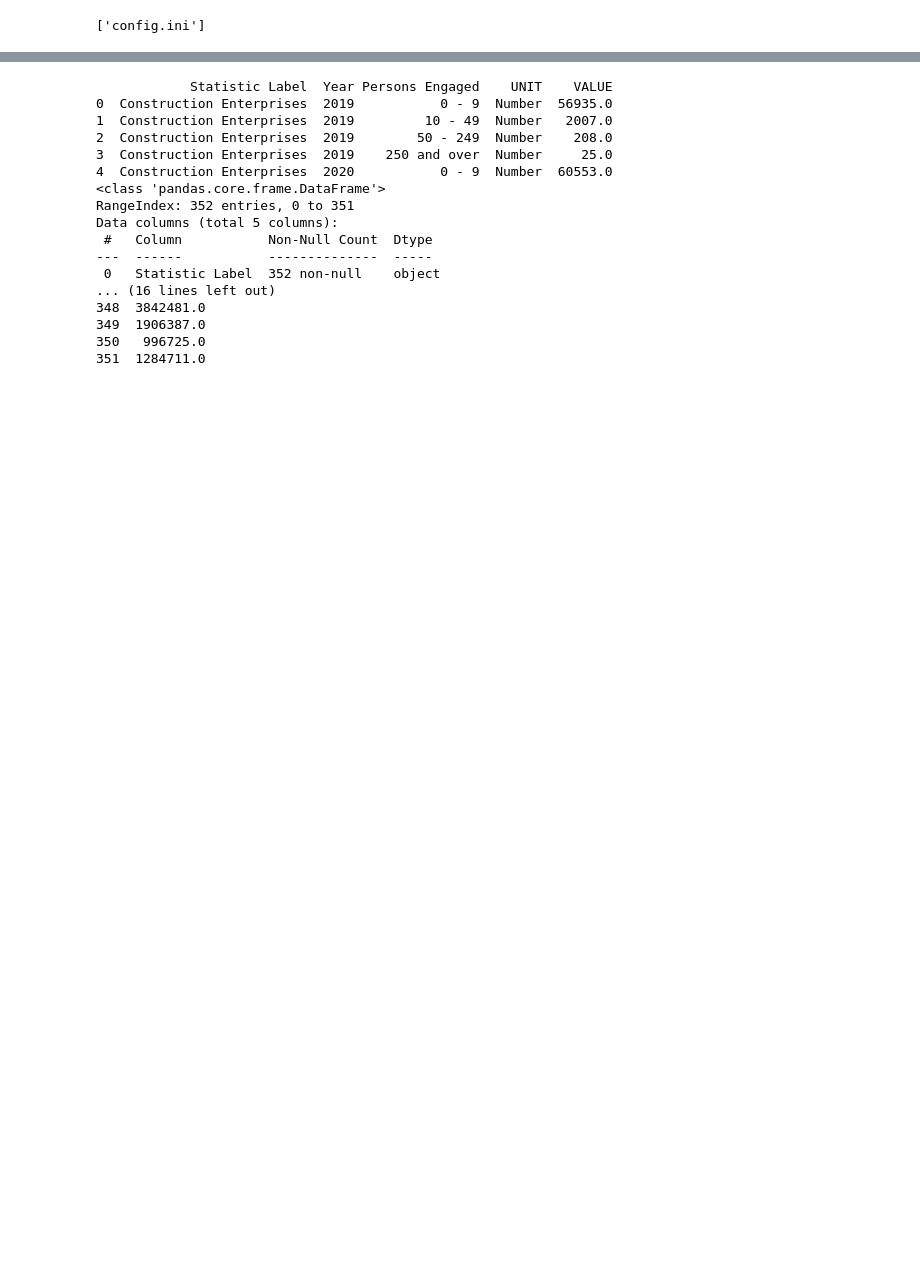
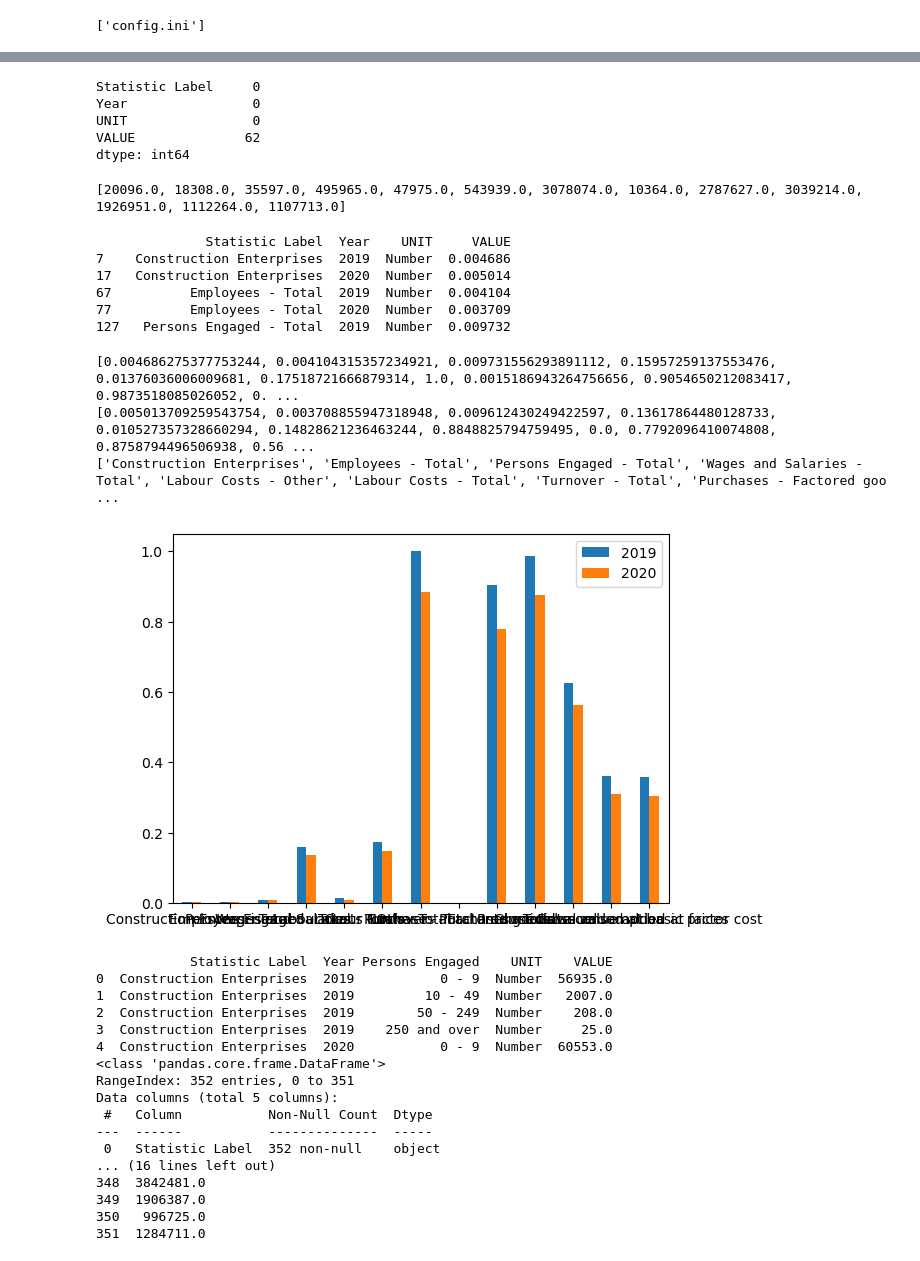
Before and after one commit to sbs23100/MScDataAnalyticsCA2, a Jupyter notebook: irishConstructionData.ipynb, the cells around one changed output, grey strips where cells are left out. Cells and saved outputs as stored; diff of their text form; code cells hidden in the pictures; blank space fills up the shorter version.

Commit message:
Prior to getting data from eurodata

```diff
--- a/irishConstructionData.ipynb
+++ b/irishConstructionData.ipynb
@@ -50,0 +86,6 @@ None
+# %%
+#drop all rows where 'Nace Rev 2 Activity' not equal to 'Building completion and finishing (433)'
+df = df[df['Nace Rev 2 Activity'] == 'Building completion and finishing (433)']
+# %%
+#drop column 'Construction of residential and non-residential buildings (412)'
+df = df.drop(columns=['Nace Rev 2 Activity'])
@@ -50,0 +96,12 @@ None
+# %%
+#check for null values
+print(df.isnull().sum())
+# %% [output]
+Statistic Label     0
+Year                0
+UNIT                0
+VALUE              62
+dtype: int64
+# %%
+#drop rowns with null values
+df = df.dropna()
@@ -51,3 +110,43 @@ None
+# %%
+#print list of VALUE where Year = 2019
+print(df.loc[df['Year'] == 2019, 'VALUE'].to_list())
+# %% [output]
+[20096.0, 18308.0, 35597.0, 495965.0, 47975.0, 543939.0, 3078074.0, 10364.0, 2787627.0, 3039214.0, 1926951.0, 1112264.0, 1107713.0]
+# %%
+#normalize data in VALUE column
+from sklearn.preprocessing import MinMaxScaler
+scaler = MinMaxScaler()
+df['VALUE'] = scaler.fit_transform(df[['VALUE']])
+print(df.head(5))
+# %% [output]
+              Statistic Label  Year    UNIT     VALUE
+7    Construction Enterprises  2019  Number  0.004686
+17   Construction Enterprises  2020  Number  0.005014
+67          Employees - Total  2019  Number  0.004104
+77          Employees - Total  2020  Number  0.003709
+127   Persons Engaged - Total  2019  Number  0.009732
+# %%
+#plot a bar plot for each 'Statistic Label' 'VALUE' comparing 2019 and 2020
+#reference: https://stackoverflow.com/questions/33458566/how-to-plot-a-bar-chart-using-matplotlib-using-a-dictionary
+# list of values for each label for 2019 where UNIT = Number
+
+nineteen = df.loc[df['Year'] == 2019, 'VALUE'].to_list()
+twenty = df.loc[df['Year'] == 2020, 'VALUE'].to_list()
+index_ = df.loc[df['Year'] == 2019, 'Statistic Label'].to_list()
+# list of values for each label for 2020
+print(nineteen)
+print(twenty)
+print(index_)
+import matplotlib.pyplot as plt
+import numpy as np
+df = pd.DataFrame({'2019': nineteen, '2020': twenty}, index=index_)
+ax = df.plot.bar(rot=0)
+plt.show()
+# %% [output]
+[0.004686275377753244, 0.004104315357234921, 0.009731556293891112, 0.15957259137553476, 0.01376036006009681, 0.17518721666879314, 1.0, 0.0015186943264756656, 0.9054650212083417, 0.9873518085026052, 0. ...
+[0.005013709259543754, 0.003708855947318948, 0.009612430249422597, 0.13617864480128733, 0.010527357328660294, 0.14828621236463244, 0.8848825794759495, 0.0, 0.7792096410074808, 0.8758794496506938, 0.56 ...
+['Construction Enterprises', 'Employees - Total', 'Persons Engaged - Total', 'Wages and Salaries - Total', 'Labour Costs - Other', 'Labour Costs - Total', 'Turnover - Total', 'Purchases - Factored goo ...
+[figure, added]
 # %%
 #BAA15 - Persons Engaged
 
```
Also changed, not shown: parts of 6 cells of this notebook, 3 other files.
